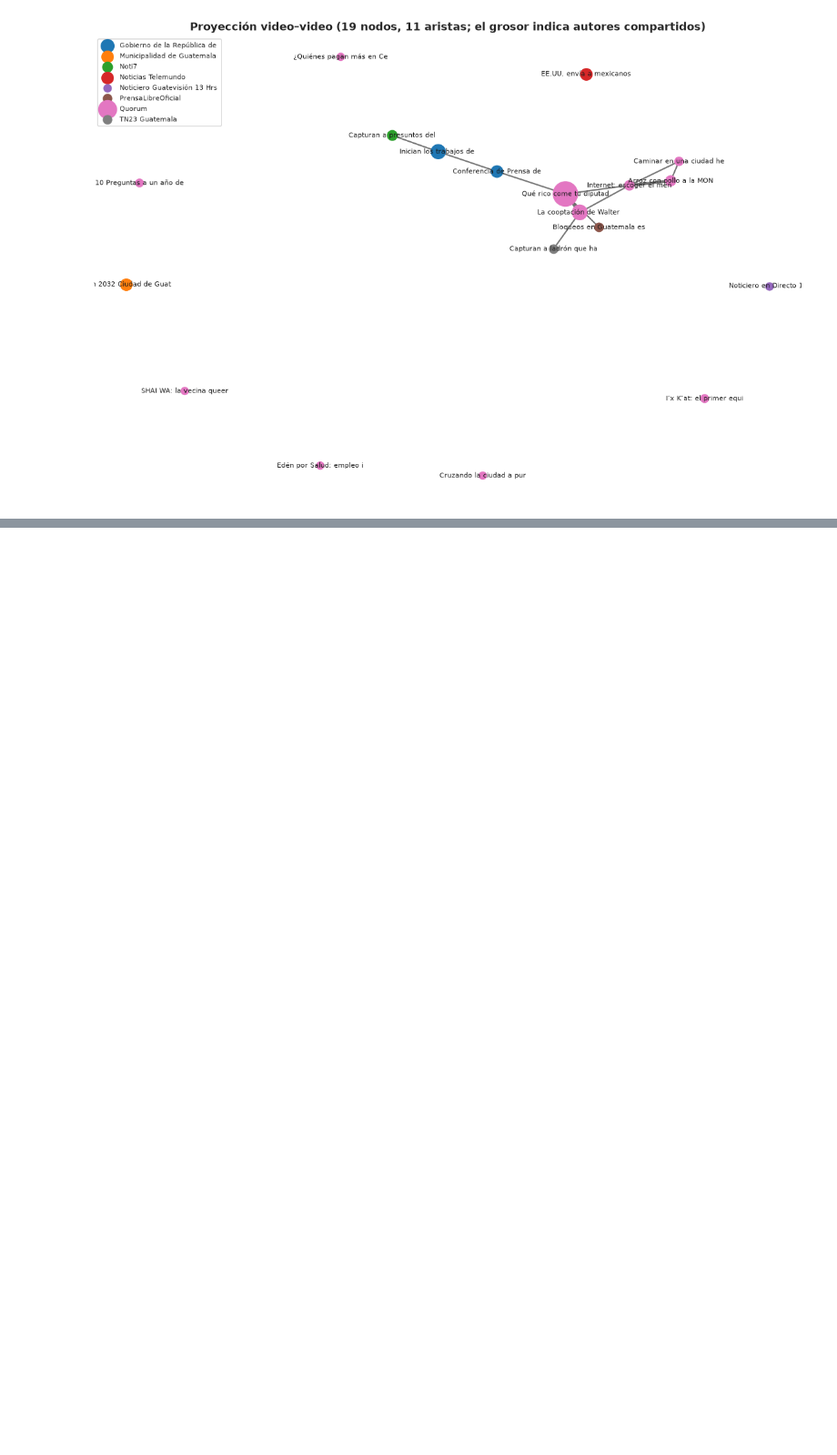
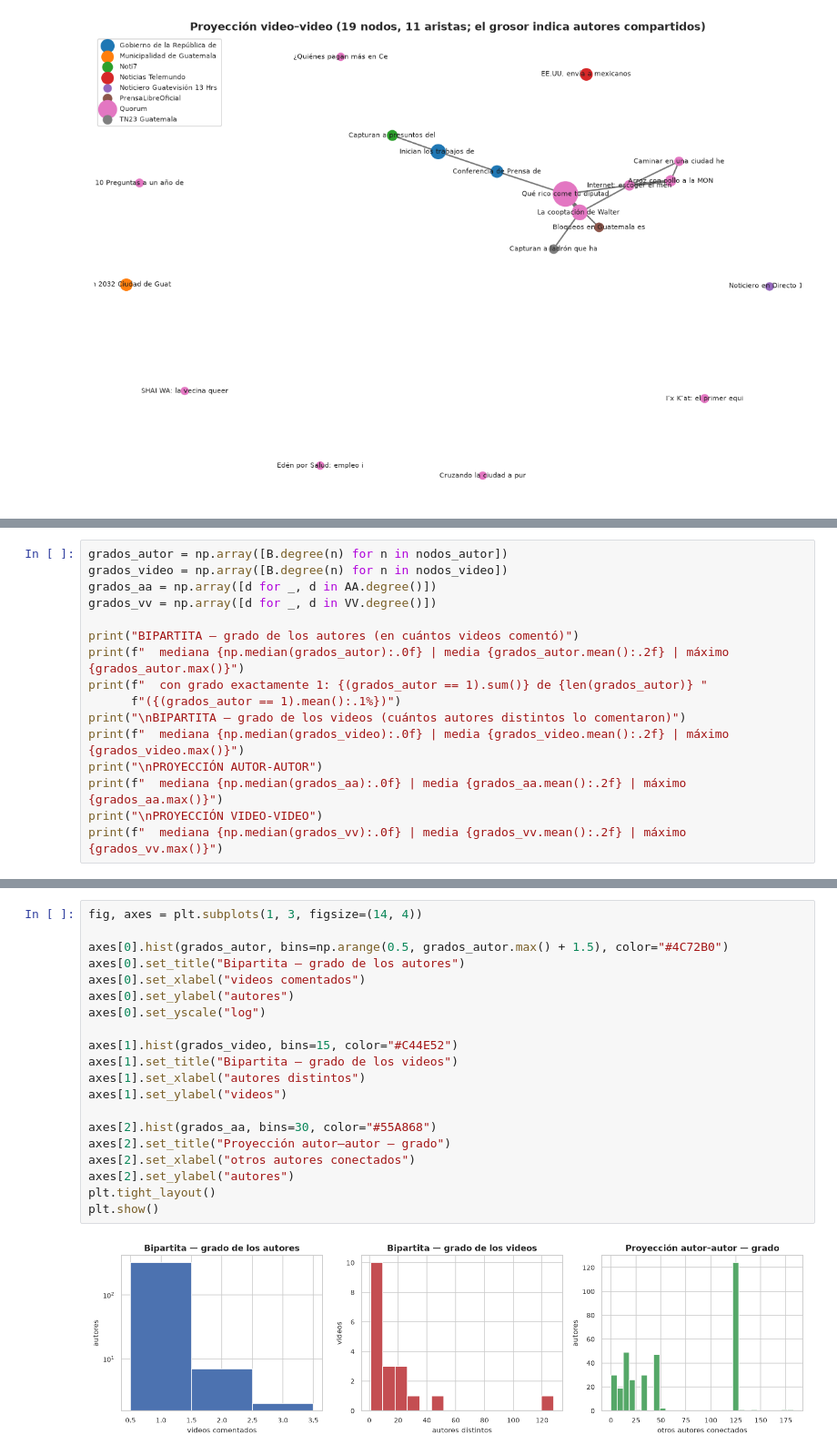
Before and after one commit to Tunchxz/CC3084-Laboratorio-6, a Jupyter notebook: notebooks/03_redes.ipynb, the cells around one changed output, grey strips where cells are left out. Shown at 91% size. Cells and saved outputs as stored; diff of their text form; blank space fills up the shorter version.

```diff
--- a/notebooks/03_redes.ipynb
+++ b/notebooks/03_redes.ipynb
@@ -393,0 +463,16 @@ plt.show()
+# %%
+grados_autor = np.array([B.degree(n) for n in nodos_autor])
+grados_video = np.array([B.degree(n) for n in nodos_video])
+grados_aa = np.array([d for _, d in AA.degree()])
+grados_vv = np.array([d for _, d in VV.degree()])
+
+print("BIPARTITA — grado de los autores (en cuántos videos comentó)")
+print(f"  mediana {np.median(grados_autor):.0f} | media {grados_autor.mean():.2f} | máximo {grados_autor.max()}")
+print(f"  con grado exactamente 1: {(grados_autor == 1).sum()} de {len(grados_autor)} "
+      f"({(grados_autor == 1).mean():.1%})")
+print("\nBIPARTITA — grado de los videos (cuántos autores distintos lo comentaron)")
+print(f"  mediana {np.median(grados_video):.0f} | media {grados_video.mean():.2f} | máximo {grados_video.max()}")
+print("\nPROYECCIÓN AUTOR-AUTOR")
+print(f"  mediana {np.median(grados_aa):.0f} | media {grados_aa.mean():.2f} | máximo {grados_aa.max()}")
+print("\nPROYECCIÓN VIDEO-VIDEO")
+print(f"  mediana {np.median(grados_vv):.0f} | media {grados_vv.mean():.2f} | máximo {grados_vv.max()}")
@@ -393,0 +492,22 @@ plt.show()
+# %%
+fig, axes = plt.subplots(1, 3, figsize=(14, 4))
+
+axes[0].hist(grados_autor, bins=np.arange(0.5, grados_autor.max() + 1.5), color="#4C72B0")
+axes[0].set_title("Bipartita — grado de los autores")
+axes[0].set_xlabel("videos comentados")
+axes[0].set_ylabel("autores")
+axes[0].set_yscale("log")
+
+axes[1].hist(grados_video, bins=15, color="#C44E52")
+axes[1].set_title("Bipartita — grado de los videos")
+axes[1].set_xlabel("autores distintos")
+axes[1].set_ylabel("videos")
+
+axes[2].hist(grados_aa, bins=30, color="#55A868")
+axes[2].set_title("Proyección autor–autor — grado")
+axes[2].set_xlabel("otros autores conectados")
+axes[2].set_ylabel("autores")
+plt.tight_layout()
+plt.show()
+# %% [output]
+[figure, added]
```
Also changed, not shown: parts of 13 cells of this notebook.
